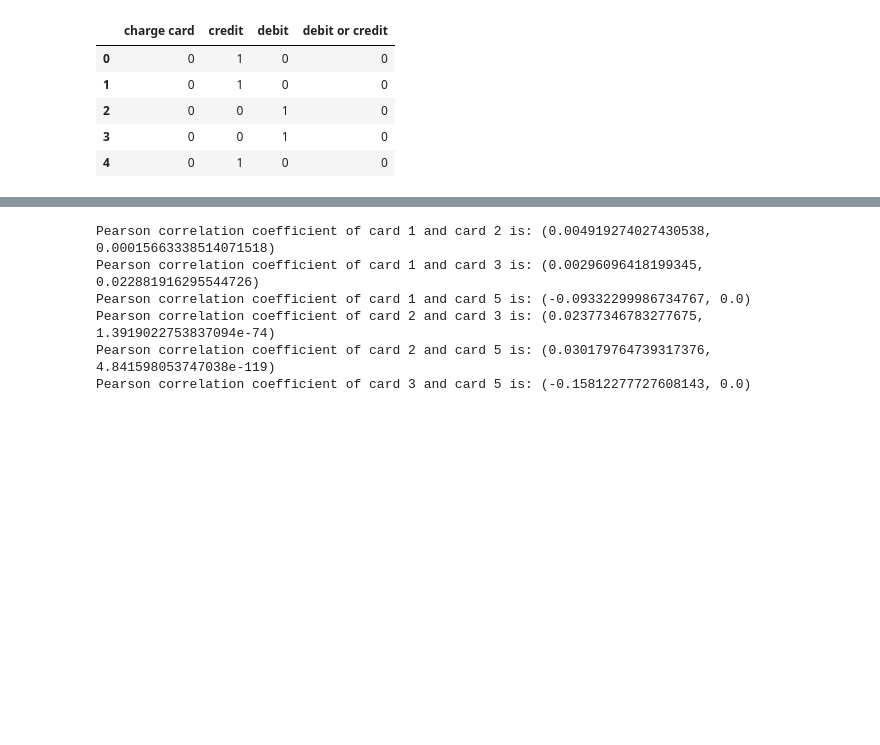
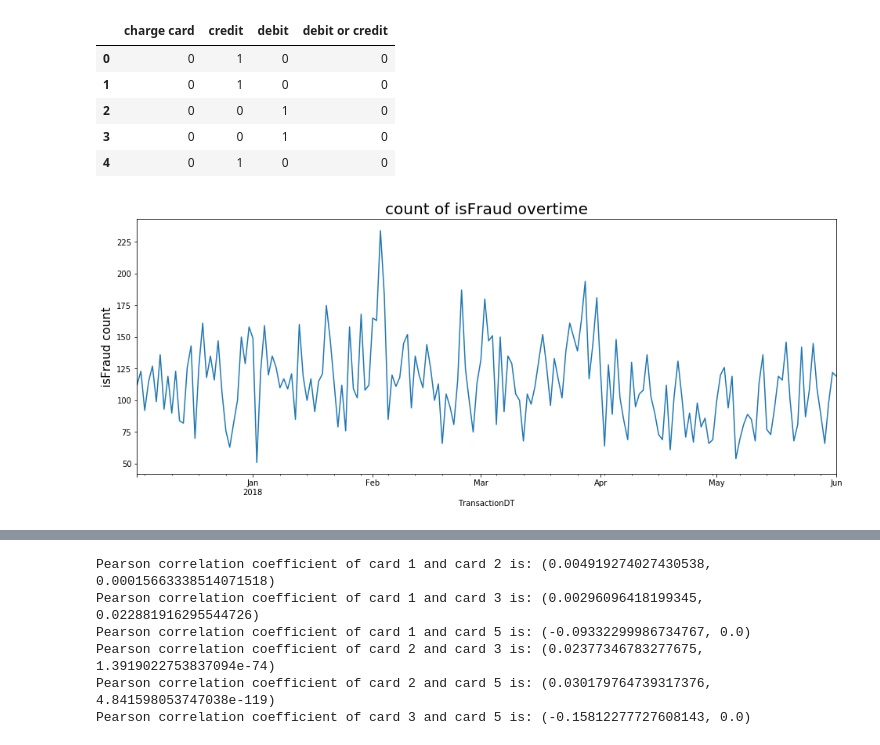
Before and after one commit to jacquelineguo/Capstone_1, a Jupyter notebook: Capstone_1_Draft.ipynb, the cells around one changed output, grey strips where cells are left out. Cells and saved outputs as stored; diff of their text form; code cells hidden in the pictures; blank space fills up the shorter version.

```diff
--- a/Capstone_1_Draft.ipynb
+++ b/Capstone_1_Draft.ipynb
@@ -166,3 +158,17 @@ Name: card6, dtype: int64
 | 2 | 0 | 0 | 1 | 0 |
 | 3 | 0 | 0 | 1 | 0 |
 | 4 | 0 | 1 | 0 | 0 |
+# %%
+# start date is 2017-12-01
+import datetime
+startdate = datetime.datetime.strptime('2017-12-01', '%Y-%m-%d')
+train_transaction['TransactionDT'] = train_transaction['TransactionDT'].apply(lambda x: (startdate + datetime.timedelta(seconds = x)))
+test_transaction['TransactionDT'] = test_transaction['TransactionDT'].apply(lambda x: (startdate + datetime.timedelta(seconds = x)))
+# %%
+fig = plt.figure(figsize=(16, 6))
+count_by_day = train_transaction.set_index('TransactionDT').resample('D').sum()['isFraud']
+count_by_day.plot().set_ylabel('isFraud count', fontsize=15)
+plt.title('count of isFraud overtime', fontsize=20)
+plt.show()
+# %% [output]
+[figure, added]
```
Also changed, not shown: parts of 23 cells of this notebook.
